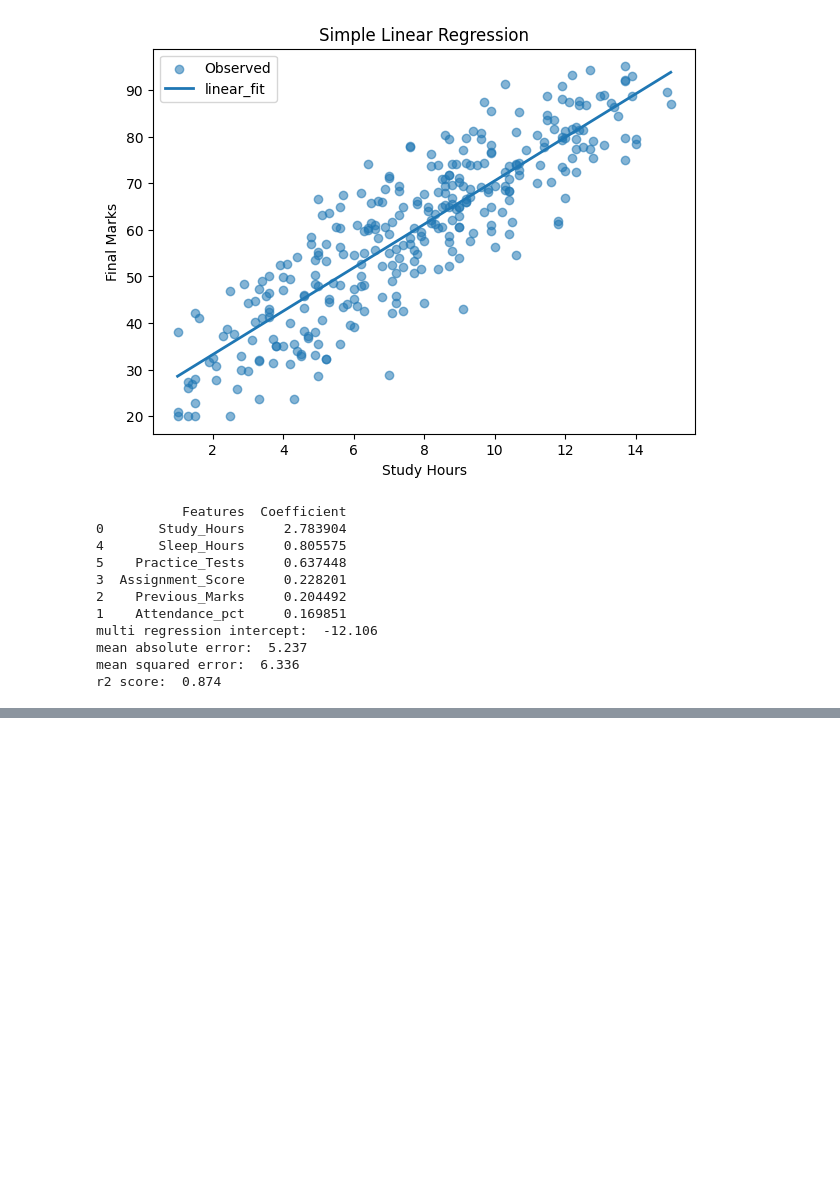
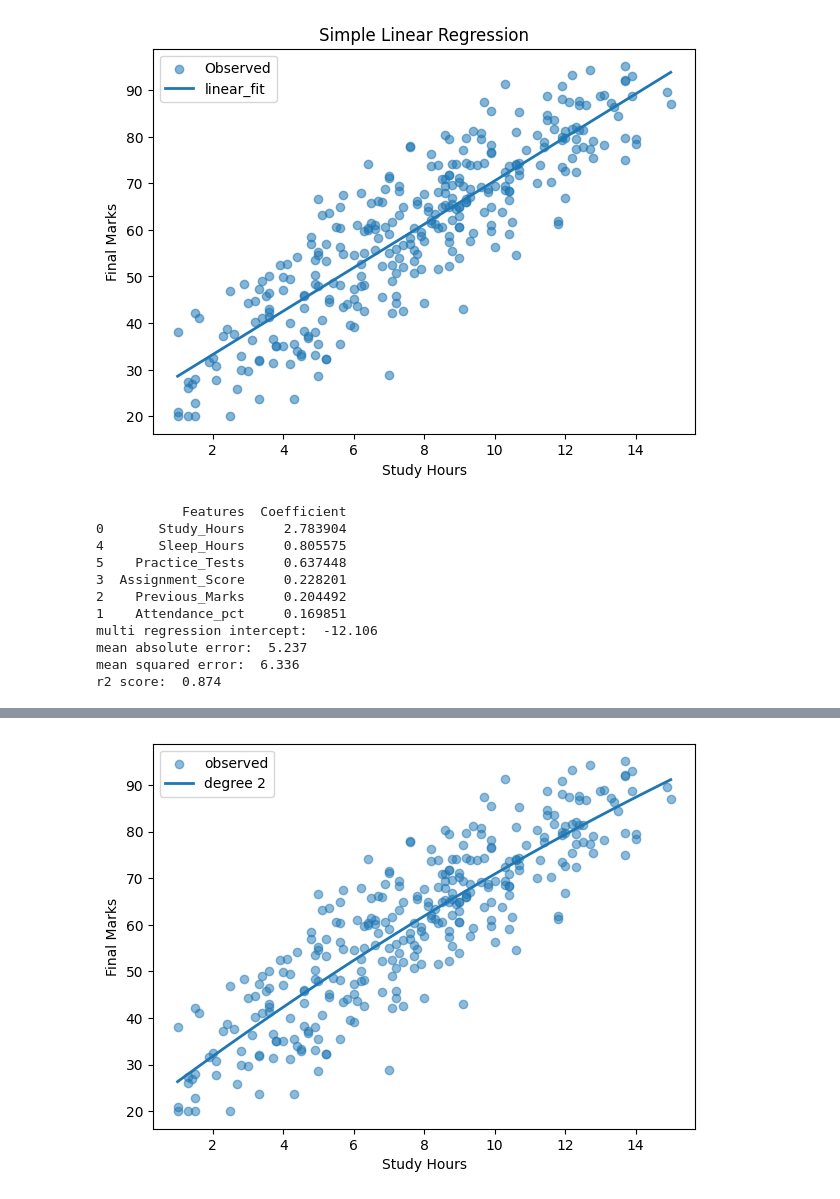
Before and after one commit to Abdullah25r/ML-Spaces, a Jupyter notebook: scikit-learn.ipynb, the cells around one changed output, grey strips where cells are left out. Cells and saved outputs as stored; diff of their text form; code cells hidden in the pictures; blank space fills up the shorter version.

```diff
--- a/scikit-learn.ipynb
+++ b/scikit-learn.ipynb
@@ -148,0 +176,11 @@ r2 score:  0.874
+# %%
+#plotting
+plt.scatter(df['Study_Hours'], df['Final_Marks'], alpha=0.5, label= 'observed')
+x_line = np.linspace(df['Study_Hours'].min(), df['Study_Hours'].max(), 200).reshape(-1,1)
+plt.plot(x_line, poly_reg.predict(x_line), linewidth=2, label= 'degree 2')
+plt.xlabel('Study Hours')
+plt.ylabel('Final Marks')
+plt.legend()
+plt.show()
+# %% [output]
+[figure, added]
```
Also changed, not shown: parts of 4 cells of this notebook.
